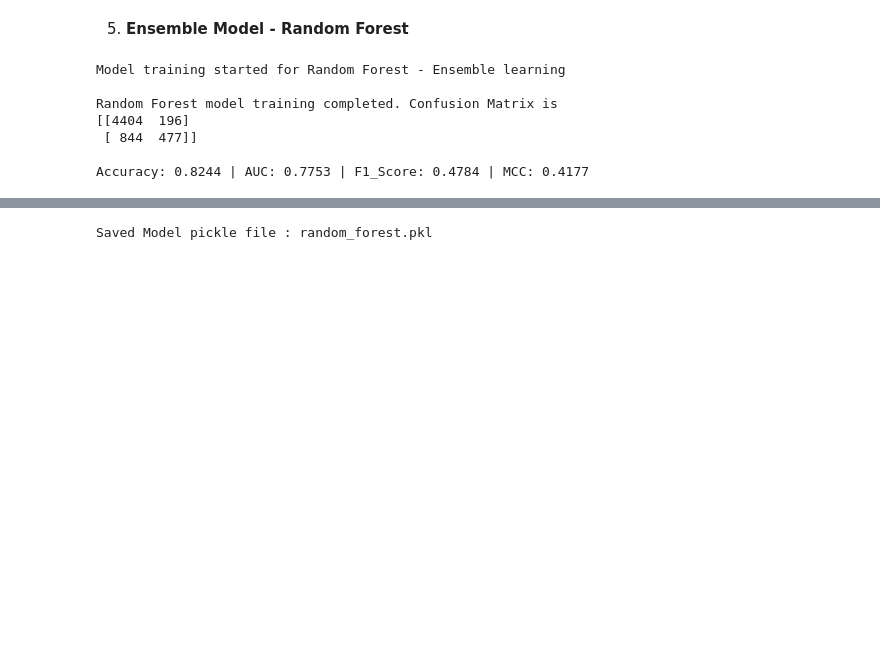
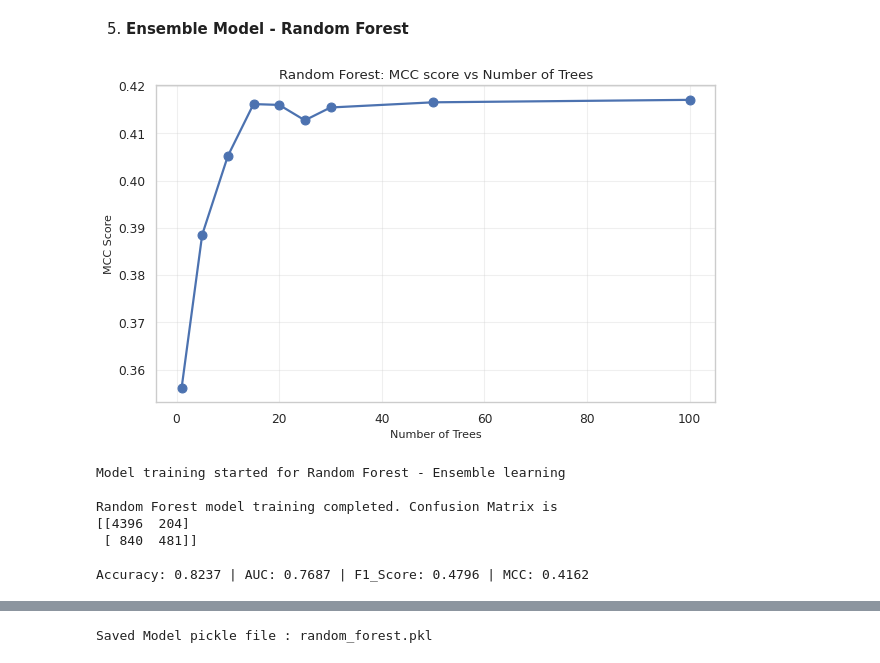
Before and after one commit to 2025da04151-stack/Taiwan-Credit-card-default-Prediction, a Jupyter notebook: model/ML_Assignment_2_Binary_Classification.ipynb, the cells around one changed output, grey strips where cells are left out. Saved outputs shown, nothing was run; the diff lists cells and outputs as text; code cells hidden in the pictures; blank space fills up the shorter version.

```diff
--- a/model/ML_Assignment_2_Binary_Classification.ipynb
+++ b/model/ML_Assignment_2_Binary_Classification.ipynb
@@ -729,10 +729,31 @@ print(f"Saved Model pickle file : {filename}")
 Saved Model pickle file : naive_bayes_classifier.pkl
 # %% [markdown]
 5. <b>Ensemble Model - Random Forest
+# %%
+from sklearn.ensemble import RandomForestClassifier
+
+#Effect of number of trees
+n_estimators_range = [1, 5, 10, 15, 20, 25, 30, 50, 100]
+rf_mcc = []
+
+for n in n_estimators_range:
+    rf_temp = RandomForestClassifier(n_estimators=n, max_depth=10, random_state=42)
+    rf_temp.fit(X_train, y_train)
+    y_pred_temp = rf_temp.predict(X_test)
+    rf_mcc.append(matthews_corrcoef(y_test, y_pred_temp))
+
+plt.figure(figsize=(8, 5))
+plt.plot(n_estimators_range, rf_mcc, marker='o', linewidth=2, markersize=8)
+plt.xlabel('Number of Trees', fontsize=10)
+plt.ylabel('MCC Score', fontsize=10)
+plt.title('Random Forest: MCC score vs Number of Trees', fontsize=12)
+plt.grid(True, alpha=0.3)
+plt.tight_layout()
+plt.show()
+# %% [output]
+[figure, added]
 # %%
-from sklearn.ensemble import RandomForestClassifier
-
-Random_Forest = RandomForestClassifier(n_estimators=200, max_depth=10, random_state=42)
+Random_Forest = RandomForestClassifier(n_estimators=15, max_depth=10, random_state=42)
 
 print(f"\nModel training started for Random Forest - Ensemble learning")
 
@@ -761,7 +782,7 @@ print(f"\nAccuracy: {evaluation_metrics['Accuracy']:.4f} | AUC: {evaluation_metr
 Model training started for Random Forest - Ensemble learning
 
 Random Forest model training completed. Confusion Matrix is
-[[4404  196]
- [ 844  477]]
+[[4396  204]
+ [ 840  481]]
 
-Accuracy: 0.8244 | AUC: 0.7753 | F1_Score: 0.4784 | MCC: 0.4177
+Accuracy: 0.8237 | AUC: 0.7687 | F1_Score: 0.4796 | MCC: 0.4162
```
Also changed, not shown: parts of 4 cells of this notebook, 1 other file.
